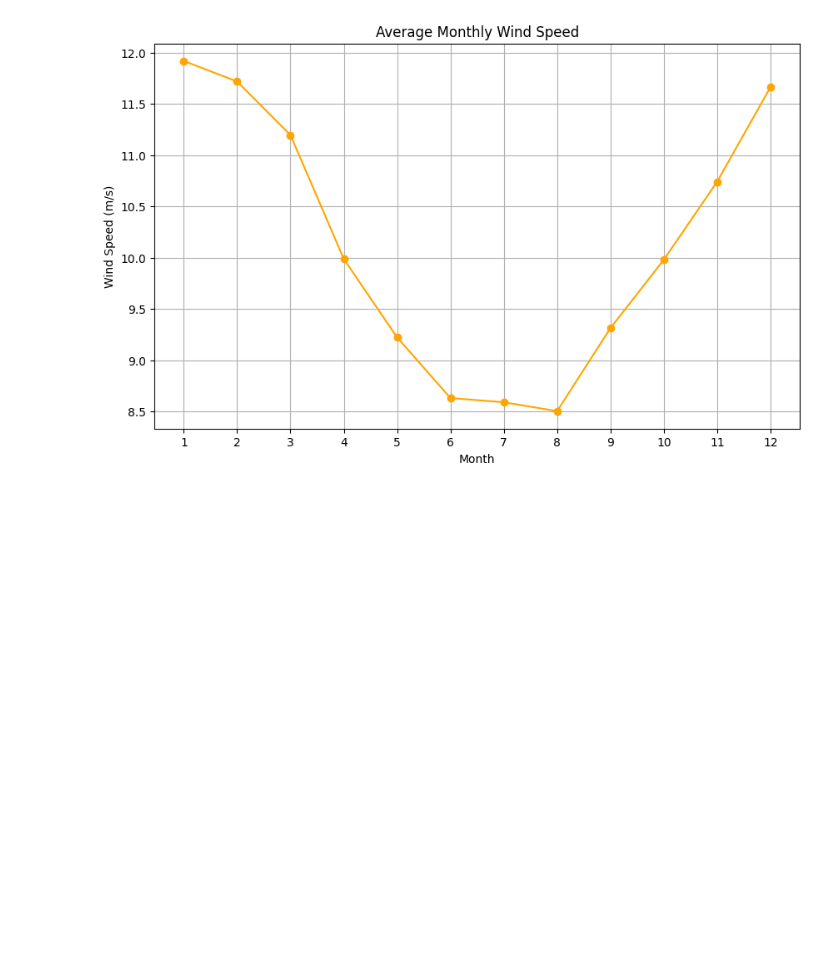
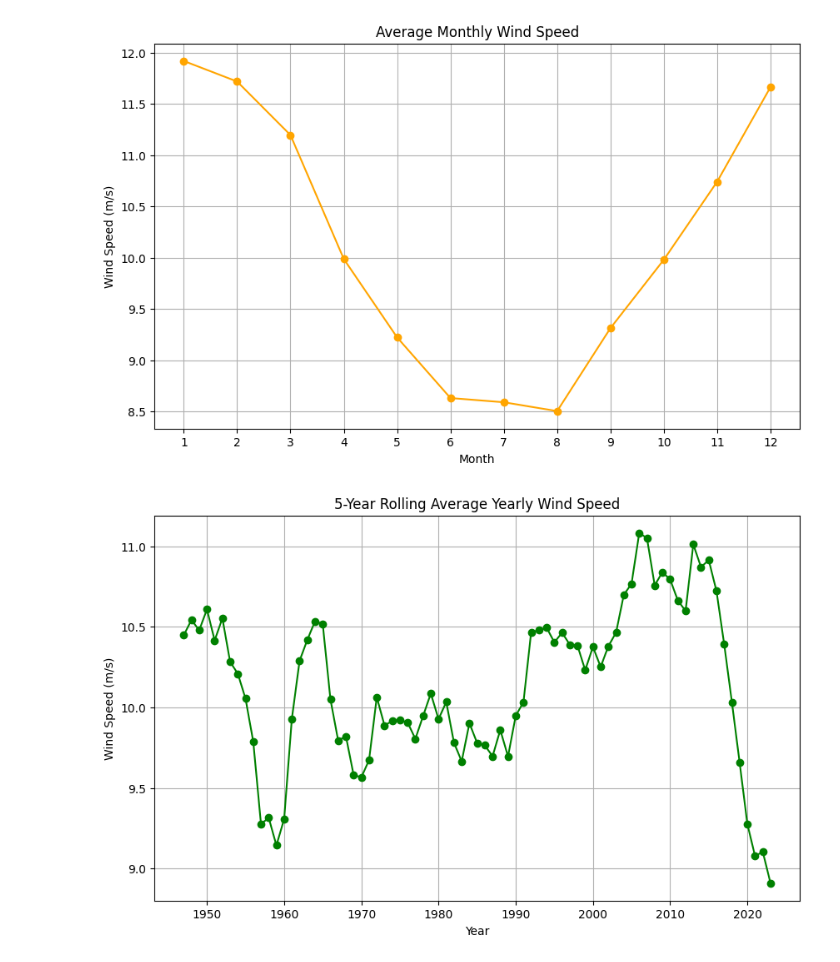
Before and after one commit to dimon-ua/PFDA, a Jupyter notebook: project/wind_analysis.ipynb, the cells around one changed output. Saved outputs shown, nothing was run; the diff lists cells and outputs as text; code cells hidden in the pictures; blank space fills up the shorter version.

Commit message:
Plotting rolling yearly average wind speed with a 5-year window.

```diff
--- a/project/wind_analysis.ipynb
+++ b/project/wind_analysis.ipynb
@@ -94,6 +94,8 @@ wind_df[['DateTime', 'Year', 'Month', 'WindSpeed']].head(5)
 # %%
 yearly_wind = wind_df.groupby('Year')['WindSpeed'].mean()
 monthly_wind = wind_df.groupby('Month')['WindSpeed'].mean()
+# %%
+yearly_wind_rolling = yearly_wind.rolling(window=5, center=True).mean()
 # %% [markdown]
 ## 4. Data Presentation
 # %%
@@ -121,3 +123,14 @@ plt.grid(True)
 plt.show()
 # %% [output]
 [figure]
+# %%
+# Plotting rolling yearly average wind speed with a 5-year window.
+plt.figure(figsize=(10, 6))
+plt.plot(yearly_wind_rolling.index, yearly_wind_rolling.values, marker='o', color='green')
+plt.title('5-Year Rolling Average Yearly Wind Speed')
+plt.xlabel('Year')
+plt.ylabel('Wind Speed (m/s)')
+plt.grid(True)
+plt.show()
+# %% [output]
+[figure, added]
```
